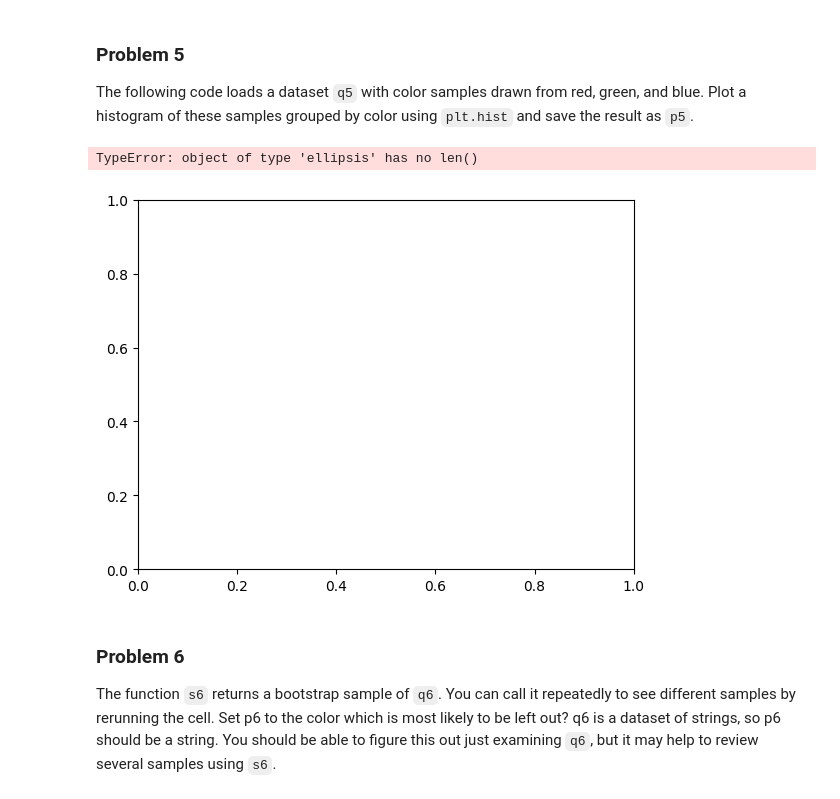
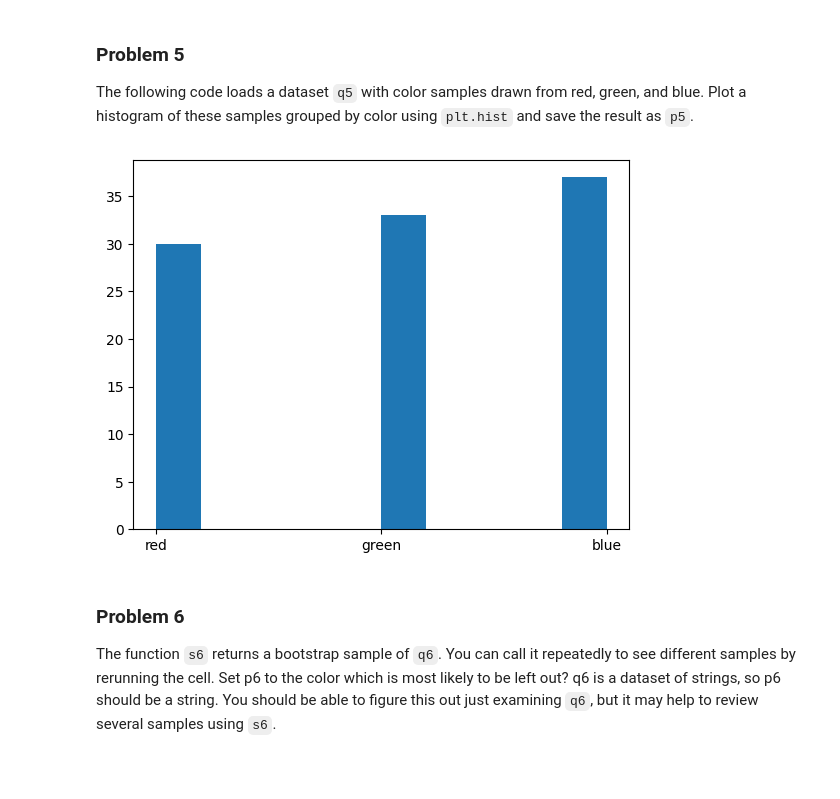
Before and after one commit to Quantum-Cosmic/dx601-homework-02, a Jupyter notebook: homework.ipynb, the cells around one changed output. Saved outputs shown, nothing was run; the diff lists cells and outputs as text; code cells hidden in the pictures; blank space fills up the shorter version.

```diff
--- a/homework.ipynb
+++ b/homework.ipynb
@@ -113,10 +113,9 @@ q5 = ['red', 'green', 'green', 'blue', 'blue', 'red', 'blue', 'blue', 'red', 'bl
 # %%
 # YOUR CHANGES HERE
 
-p5 = plt.hist(...)
+p5 = plt.hist(q5)
 # %% [output]
-TypeError: object of type 'ellipsis' has no len()
-[figure, old version]
+[figure, new version]
 # %%
 p5
 # %% [markdown]
```
